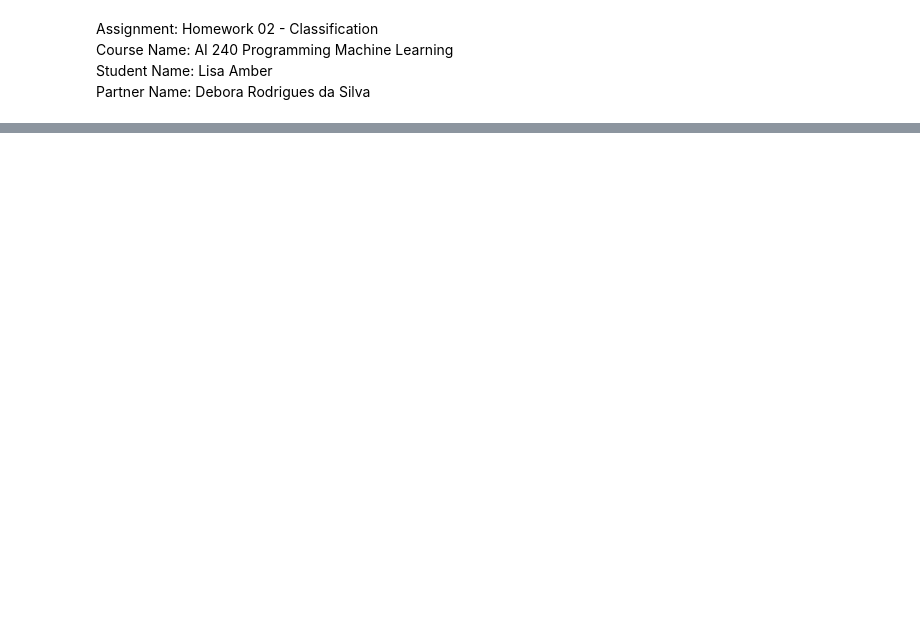
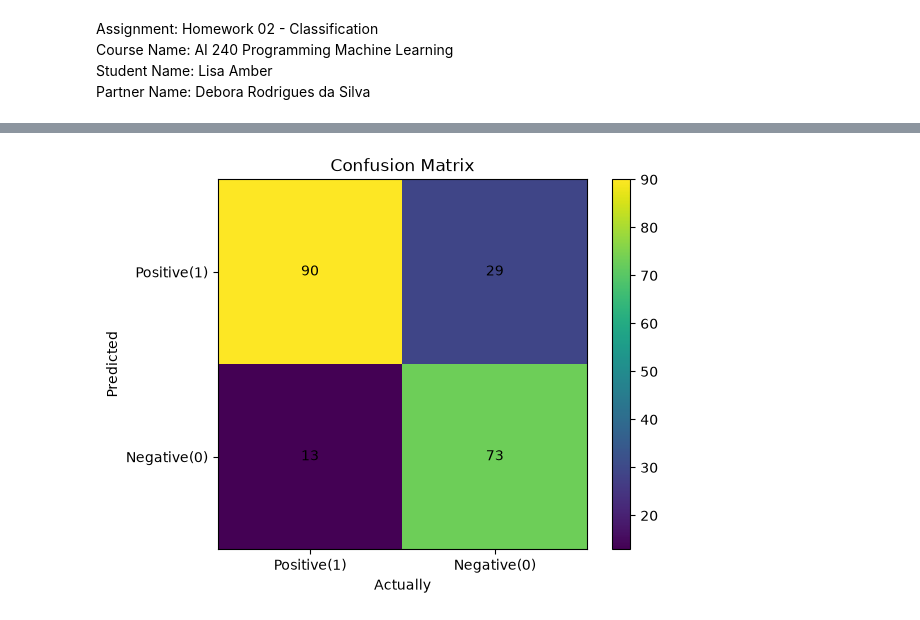
Before and after one commit to doridona/AI240_18795_F26_Programming_Machine_Learning, a Jupyter notebook: week05/Homework_02_LAB/homework_02_classification.ipynb, the cells around one changed output, grey strips where cells are left out. Saved outputs shown, nothing was run; the diff lists cells and outputs as text; code cells hidden in the pictures; blank space fills up the shorter version.

Commit message:
correct homework 02 confusion matrix
update the confusion matrix to the square format shown in class.

```diff
--- a/week05/Homework_02_LAB/homework_02_classification.ipynb
+++ b/week05/Homework_02_LAB/homework_02_classification.ipynb
@@ -291,0 +120,15 @@ plt.show()
+# %%
+## use training mean and std for both training and test data so
+## that both datasets are normalized using the same scale.
+
+mean = X_train.mean()
+std = X_train.std()
+
+X_train = (X_train - mean)/std
+X_test = (X_test - mean)/std
+
+print(X_train.mean())
+print(X_train.std())
+
+print(X_train.head())
+print(X_test.head())
@@ -291,0 +153,4 @@ plt.show()
+# %%
+## Create and train Logistic Regression model
+model = LogisticRegression()
+model.fit(X_train, y_train)
@@ -291,0 +159,4 @@ plt.show()
+# %%
+## Make predictions
+y_pred = model.predict(X_test)
+y_pred
@@ -291,0 +217,16 @@ plt.show()
+# %%
+# Plot confusion matrix
+cm_plot = np.array([[TP,FP],[FN,TN]])
+plt.imshow(cm_plot)
+plt.title("Confusion Matrix")
+plt.xlabel("Actually")
+plt.ylabel("Predicted")
+plt.xticks([0,1],['Positive(1)','Negative(0)'])
+plt.yticks([0,1],['Positive(1)','Negative(0)'])
+for i in range(2):
+    for j in range(2):
+        plt.text(j,i,cm_plot[i,j], ha='center', va='center')
+plt.colorbar()
+plt.show()
+# %% [output]
+[figure, added]
```
Also changed, not shown: parts of 48 cells of this notebook.
